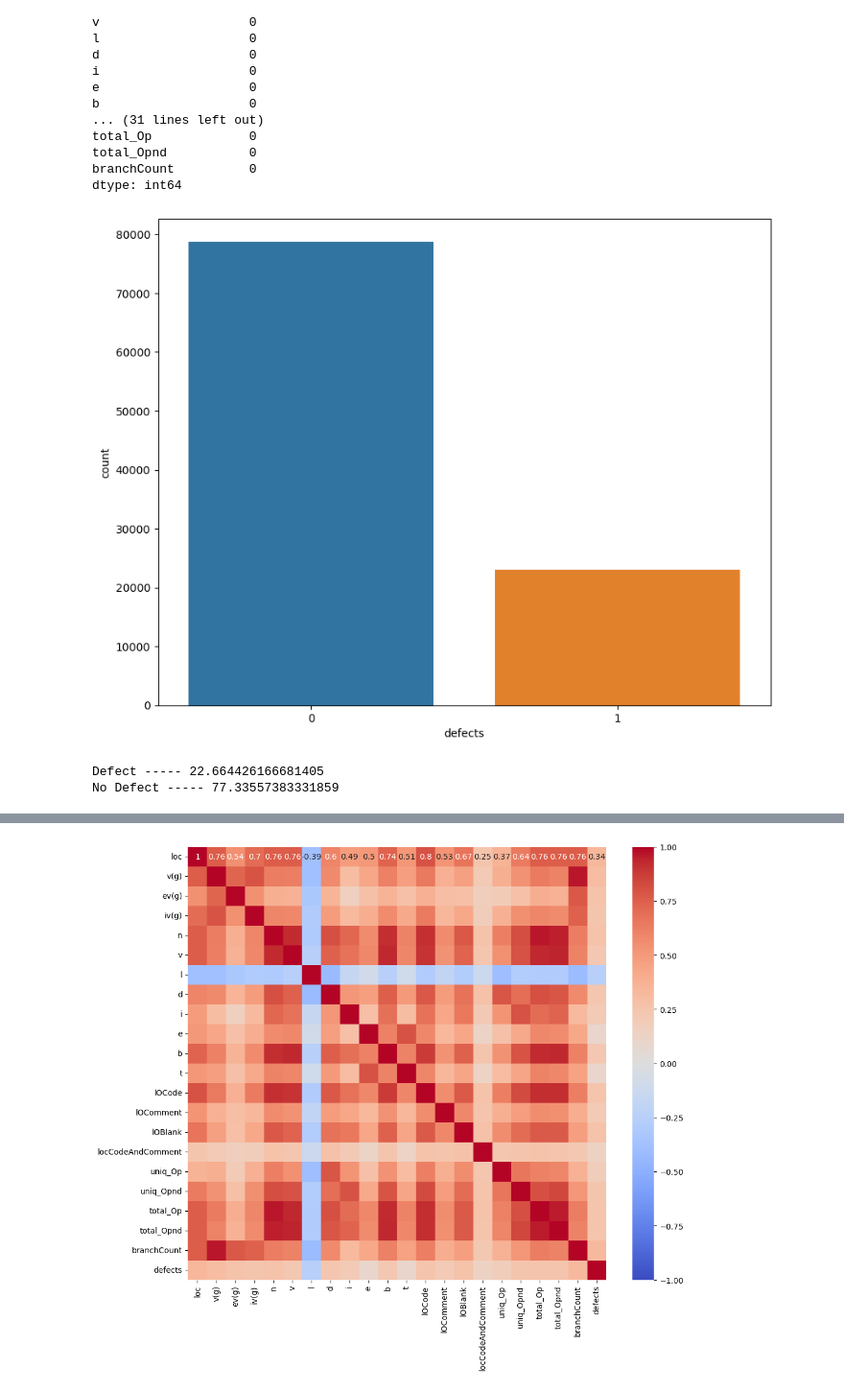
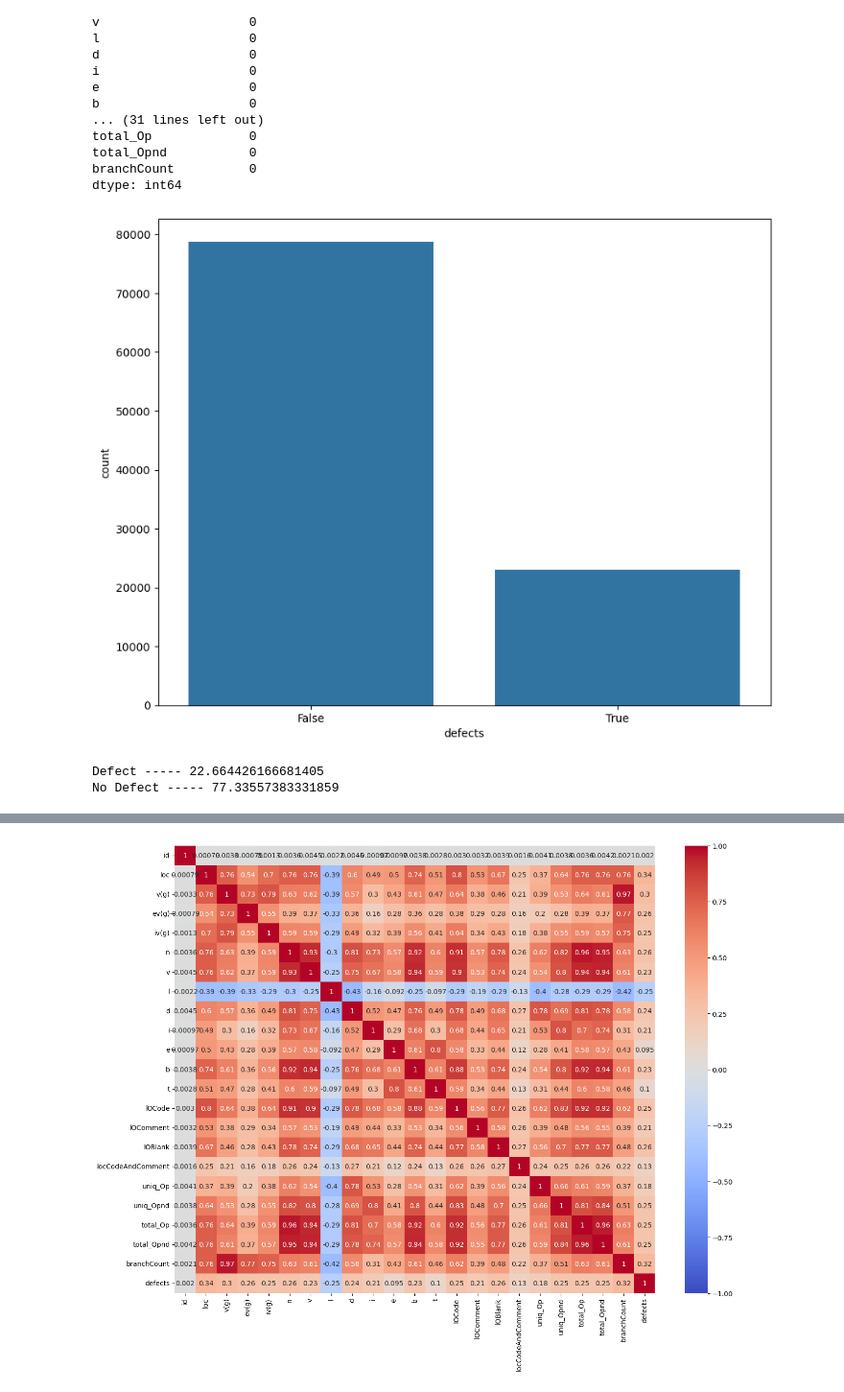
Before and after one commit to duranyi46/kaggle_comp_practice, a Jupyter notebook: softwaredefect/notebook.ipynb, the cells around one changed output, grey strips where cells are left out. Shown: that part at 96% size. Saved outputs shown, nothing was run; the diff lists cells and outputs as text; code cells hidden in the pictures.

```diff
--- a/softwaredefect/notebook.ipynb
+++ b/softwaredefect/notebook.ipynb
@@ -135,7 +135,7 @@ defects = train_df['defects'].value_counts()[1]
 no_defect = train_df['defects'].value_counts()[0]
 defect_per = defects / train_df.shape[0] * 100
 no_defect_per = no_defect / train_df.shape[0] * 100
-train_df['defects'] = train_df['defects'].astype(int)
+
 plt.figure(figsize=(10,8))
 sns.countplot(x= 'defects', data=train_df)
 plt.xlabel('defects')
@@ -144,7 +144,7 @@ plt.show()
 print(f"Defect ----- {defect_per}")
 print(f"No Defect ----- {no_defect_per}")
 # %% [output]
-[figure, old version]
+[figure, new version]
 Defect ----- 22.664426166681405
 No Defect ----- 77.33557383331859
 # %%
@@ -159,7 +159,3 @@ train_df.describe()
 | 50% | 50881.000000 | 22.000000 | 3.000000 | 1.000000 | 2.000000 | 51.000000 | 232.790000 | 0.090000 | 9.820000 | 23.360000 | 2.256230e+03 | ... |
 | 75% | 76321.500000 | 42.000000 | 6.000000 | 3.000000 | 4.000000 | 111.000000 | 560.250000 | 0.150000 | 18.000000 | 34.340000 | 1.019324e+04 | ... |
 | max | 101762.000000 | 3442.000000 | 404.000000 | 165.000000 | 402.000000 | 8441.000000 | 80843.080000 | 1.000000 | 418.200000 | 569.780000 | 1.684662e+07 | ... |
-# %%
-train_df = train_df.drop('id', axis=1)
-X_train = train_df.drop('defects', axis=1)
-y_train = train_df['defects']
@@ -171,7 +162,7 @@ X_train = scaler.fit_transform(X_train)
 # %%
-plt.figure(figsize=(12,10))
+plt.figure(figsize=(16,12))
 corr = train_df.corr()
 sns.heatmap(corr, annot=True, cmap='coolwarm', vmin = -1, vmax= 1)
 plt.show()
 # %% [output]
-[figure, old version]
+[figure, new version]
```
Also changed, not shown: parts of 16 cells of this notebook, 1 other file.
